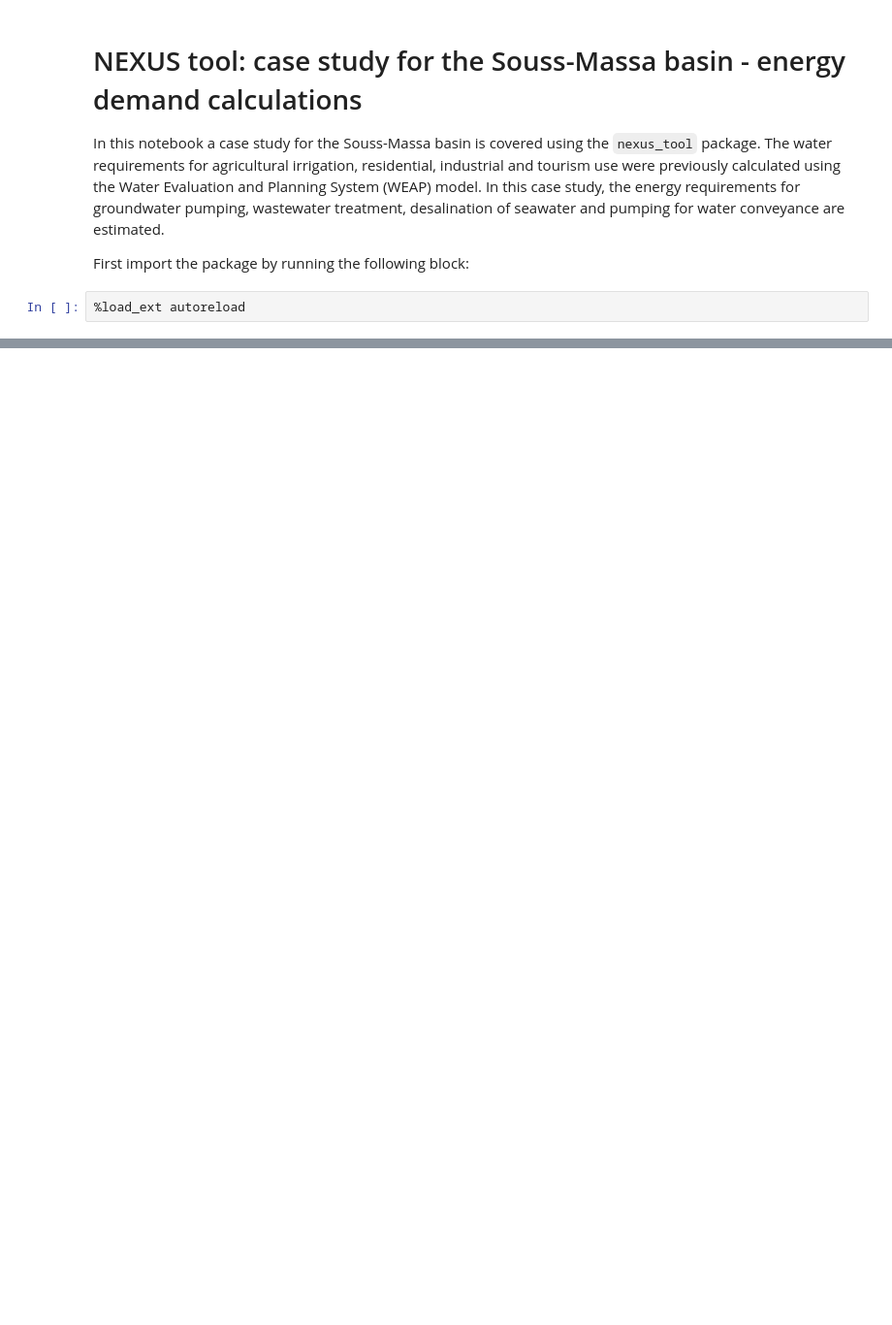
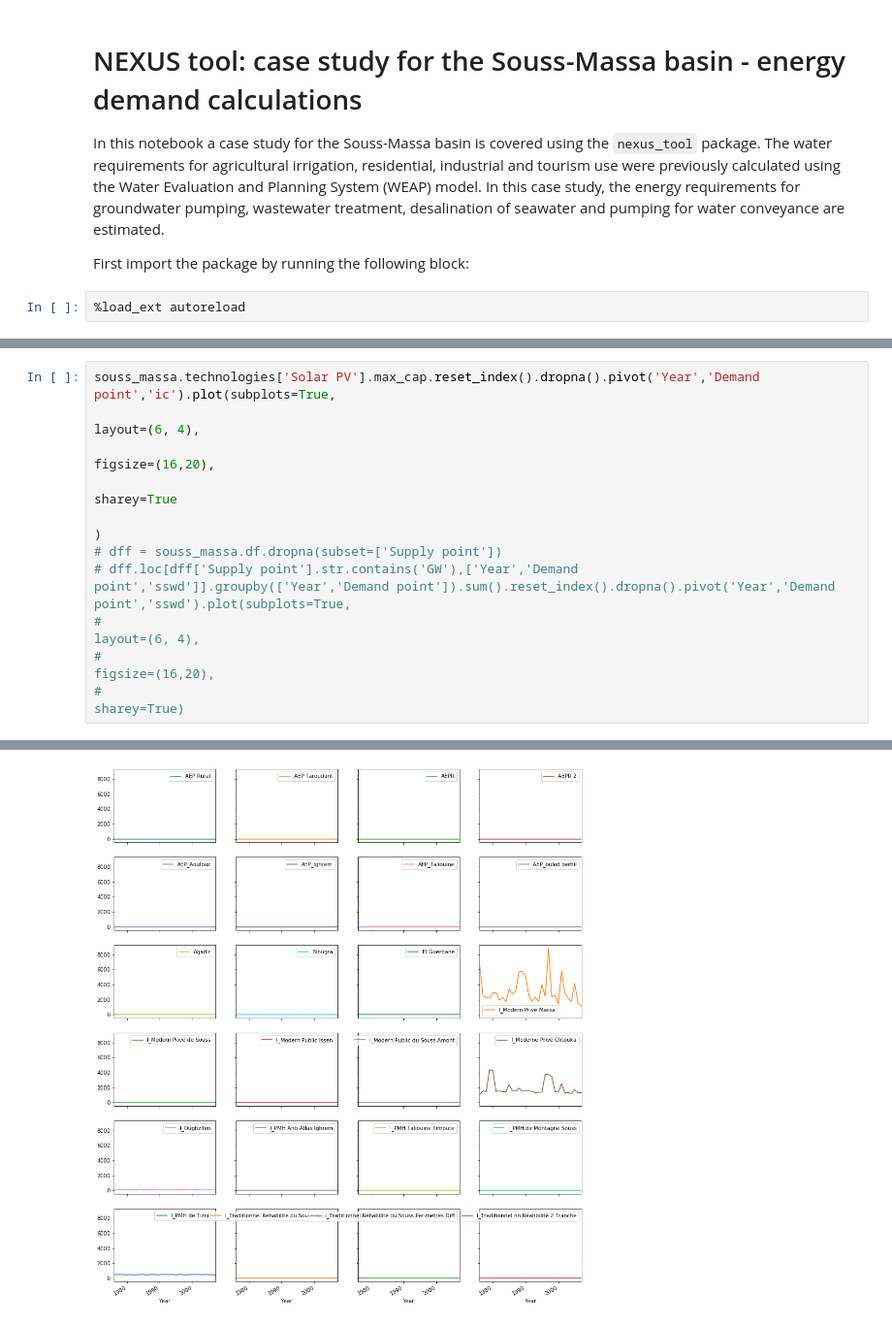
Before and after one commit to KTH-dESA/FAO, a Jupyter notebook: energy_demand_runner-Souss-Massa all scenarios.ipynb, the cells around one changed output, grey strips where cells are left out. Shown at 97% size. Saved outputs shown, nothing was run; the diff lists cells and outputs as text; blank space fills up the shorter version.

```diff
--- a/energy_demand_runner-Souss-Massa all scenarios.ipynb
+++ b/energy_demand_runner-Souss-Massa all scenarios.ipynb
@@ -85,0 +212,12 @@ souss_massa.technologies['Diesel set'].cf
+# %%
+souss_massa.technologies['Solar PV'].max_cap.reset_index().dropna().pivot('Year','Demand point','ic').plot(subplots=True,
+                                                                                                           layout=(6, 4),
+                                                                                                           figsize=(16,20),
+                                                                                                           sharey=True
+                                                                                                          )
+# dff = souss_massa.df.dropna(subset=['Supply point'])
+# dff.loc[dff['Supply point'].str.contains('GW'),['Year','Demand point','sswd']].groupby(['Year','Demand point']).sum().reset_index().dropna().pivot('Year','Demand point','sswd').plot(subplots=True,
+#                                                                                                            layout=(6, 4),
+#                                                                                                            figsize=(16,20),
+#                                                                                                            sharey=True)
+# %% [output]
@@ -86 +241,2 @@ souss_massa.technologies['Diesel set'].cf
+[figure, added]
 # %%
```
Also changed, not shown: parts of 14 cells of this notebook, 8 other files.
